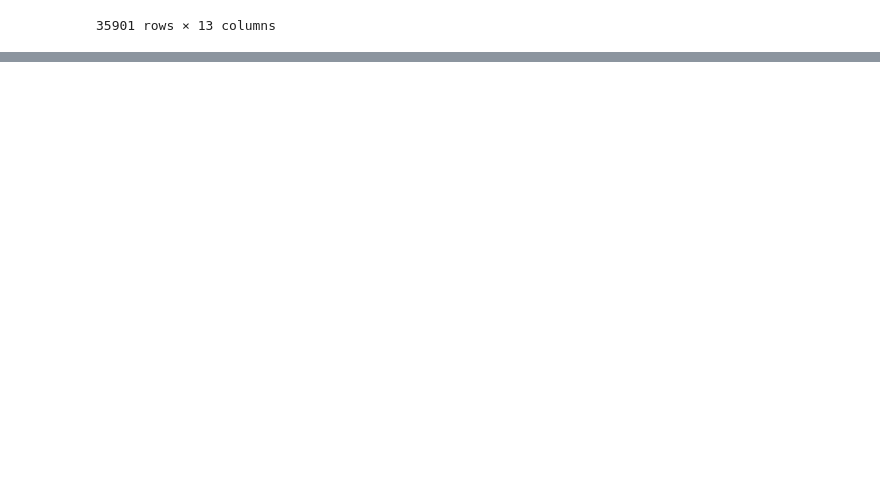
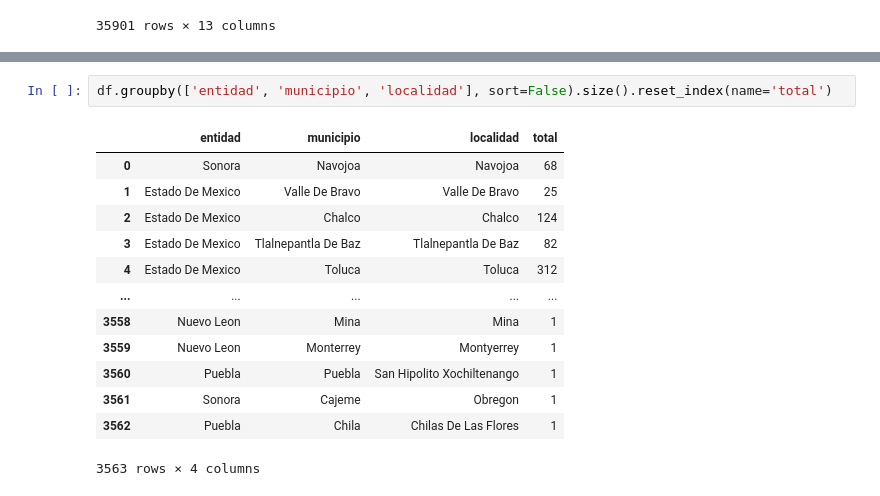
Before and after one commit to MinervaNunez/Proyecto-de-Python-BEDU, a Jupyter notebook: Proyecto_Equipo_8.ipynb, the cells around one changed output, grey strips where cells are left out. Cells and saved outputs as stored; diff of their text form; blank space fills up the shorter version.

Commit message:
nuevos conjuntos y columnas

```diff
--- a/Proyecto_Equipo_8.ipynb
+++ b/Proyecto_Equipo_8.ipynb
@@ -1112,0 +1149,16 @@ df
+# %%
+df.groupby(['entidad', 'municipio', 'localidad'], sort=False).size().reset_index(name='total')
+# %% [output]
+|  | entidad | municipio | localidad | total |
+| 0 | Sonora | Navojoa | Navojoa | 68 |
+| 1 | Estado De Mexico | Valle De Bravo | Valle De Bravo | 25 |
+| 2 | Estado De Mexico | Chalco | Chalco | 124 |
+| 3 | Estado De Mexico | Tlalnepantla De Baz | Tlalnepantla De Baz | 82 |
+| 4 | Estado De Mexico | Toluca | Toluca | 312 |
+| ... | ... | ... | ... | ... |
+| 3558 | Nuevo Leon | Mina | Mina | 1 |
+| 3559 | Nuevo Leon | Monterrey | Montyerrey | 1 |
+| 3560 | Puebla | Puebla | San Hipolito Xochiltenango | 1 |
+| 3561 | Sonora | Cajeme | Obregon | 1 |
+| 3562 | Puebla | Chila | Chilas De Las Flores | 1 |
+3563 rows × 4 columns
```
Also changed, not shown: parts of 19 cells of this notebook.
